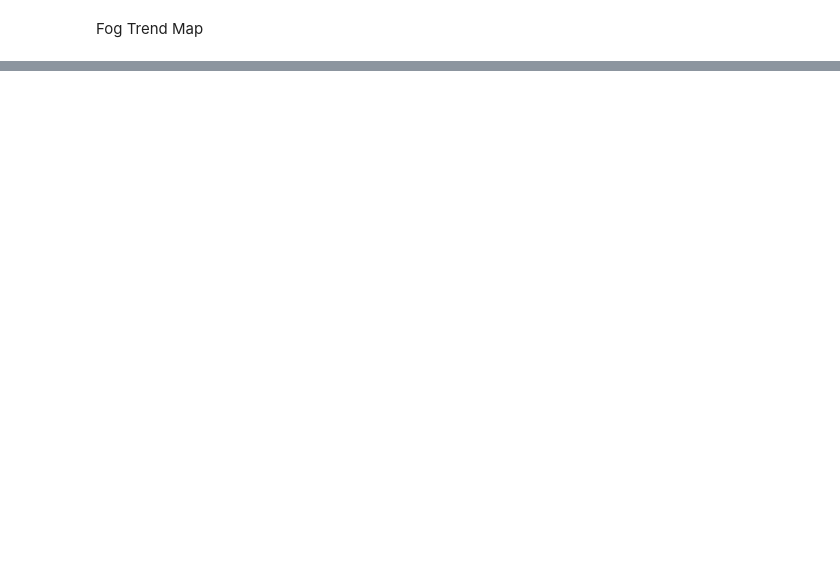
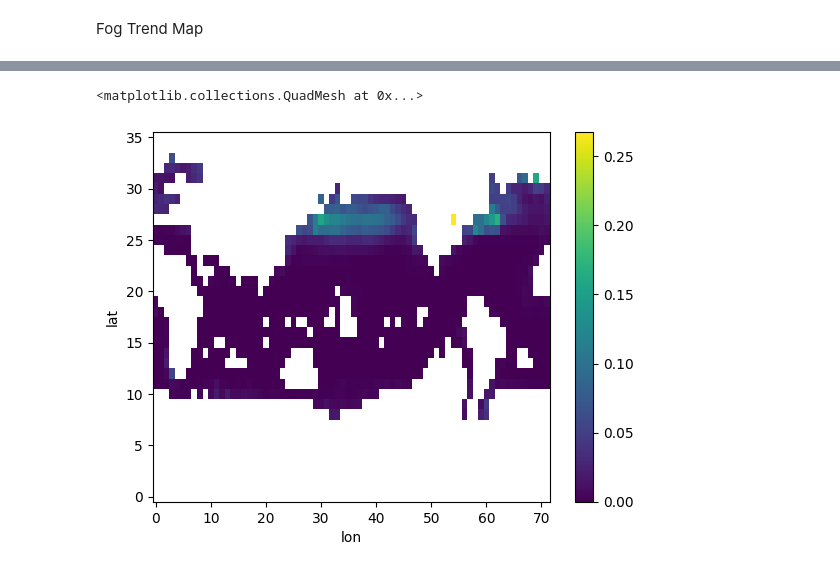
Before and after one commit to ywanika/MSC25_LowCloud, a Jupyter notebook: 02visualizeEECRA.ipynb, the cells around one changed output, grey strips where cells are left out. Saved outputs shown, nothing was run; the diff lists cells and outputs as text; code cells hidden in the pictures; blank space fills up the shorter version.

```diff
--- a/02visualizeEECRA.ipynb
+++ b/02visualizeEECRA.ipynb
@@ -136,4 +140,32 @@ plt.show()
 # %% [markdown]
 Fog Trend Map
+# %%
+# make year mask
+# Mask areas where there is not at least one fog probability observation per every 10
+yearDAs = []
+#seasonal 5yr filename years
+for yr in range(1955, 2001, 5):
+    #get mean of 5yr, where there have been observations in every season
+    seasonalfiles = glob.glob(os.path.join(path, f"*{str(yr)}*.csv"))
+    seasonal_das = []
+    for f in seasonalfiles:
+        df = pd.read_csv(f, sep=',', header=None)
+        da = xr.DataArray(df.values, dims=["lat", "lon"])
+        seasonal_das.append(da)
+
+    stacked = xr.concat(seasonal_das, dim="time")
+    yearDA = stacked.mean("time", skipna=False) #mean fog probability across 5- yr file
+
+    yearDAs.append(yearDA)
+
+stacked = xr.concat(yearDAs, dim="time")
+stacked_test1 = stacked.mean(dim="time")
+time_x = list(range(1955, 2001, 5)) # TODO
+
+# Mask areas where there is not at least one fog probability observation per every 10
+chunks = np.array_split(stacked, 5, axis=0) #chunks of years
+chunk_masks = [(~chunk.isnull()).any(dim='time') for chunk in chunks] #list of masks, areas where there was no observation during chunk
+combined_mask = xr.concat(chunk_masks, dim='chunk').all(dim='chunk') #combine masks
+np.savetxt("data/EECRA/5yr_seasonal_study/mask.csv", combined_mask, delimiter=",")
 # %%
 def linreg_slope(x, y):
@@ -228,0 +261,5 @@ np.float64(-0.0005674055405274212)
+# %%
+stacked_test2.plot()
+# %% [output]
+<matplotlib.collections.QuadMesh at 0x...>
+[figure, added]
```
Also changed, not shown: parts of 21 cells of this notebook, 11 other files.
